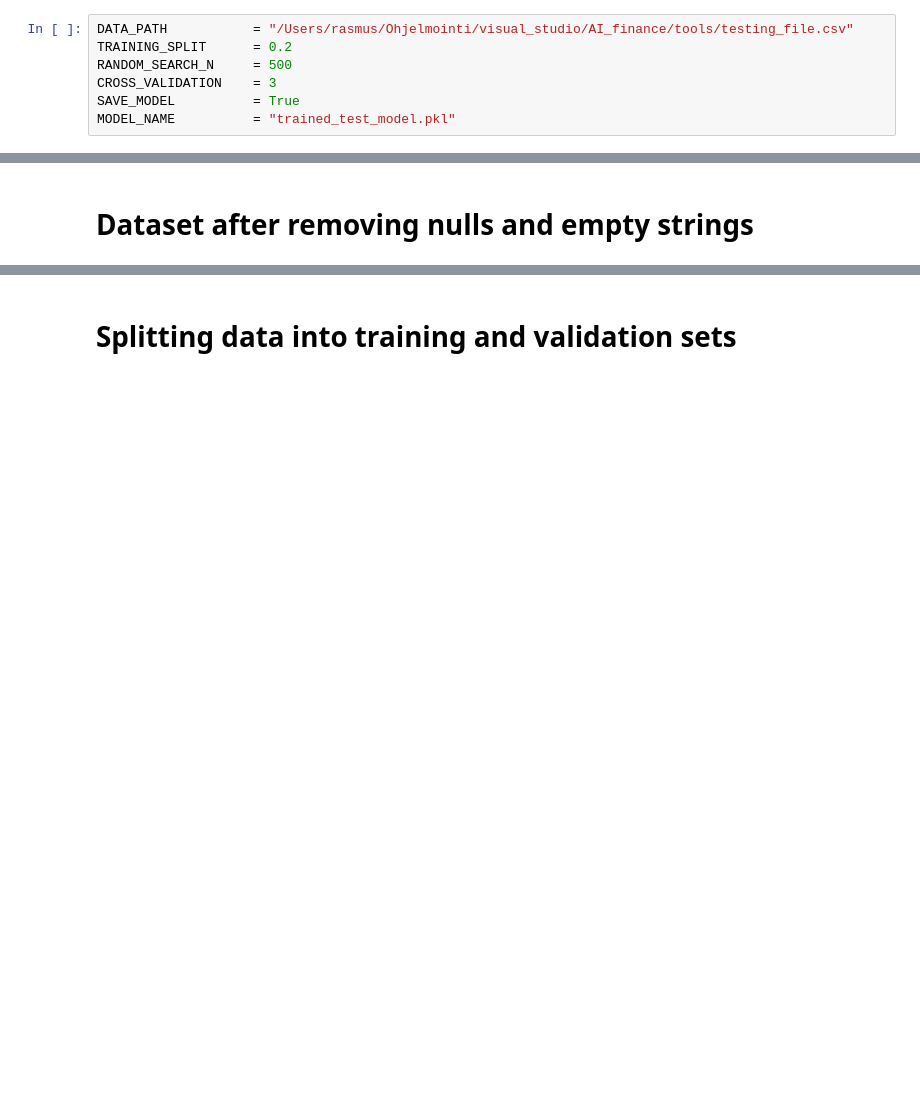
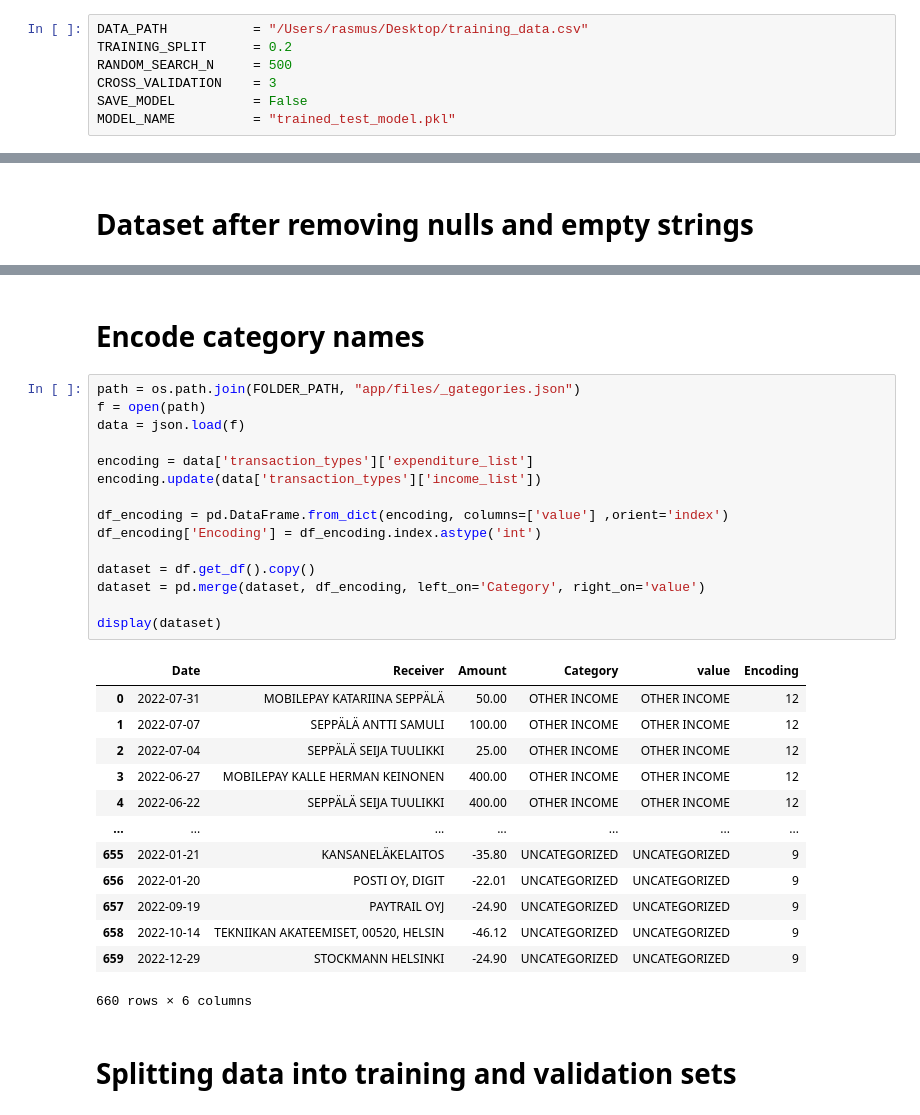
Before and after one commit to rasmushaa/Personal_Finance_ML_Python, a Jupyter notebook: tools/model_training.ipynb, the cells around one changed output, grey strips where cells are left out. Saved outputs shown, nothing was run; the diff lists cells and outputs as text; blank space fills up the shorter version.

```diff
--- a/tools/model_training.ipynb
+++ b/tools/model_training.ipynb
@@ -29,11 +33,11 @@ in the app.DataFrame.load_data(), which may be
 extended to accept new file types for your own purposes.
 The model will be saved into the current folder.
 # %%
-DATA_PATH           = "/Users/rasmus/Ohjelmointi/visual_studio/AI_finance/tools/testing_file.csv"
+DATA_PATH           = "/Users/rasmus/Desktop/training_data.csv"
 TRAINING_SPLIT      = 0.2
 RANDOM_SEARCH_N     = 500
 CROSS_VALIDATION    = 3
-SAVE_MODEL          = True
+SAVE_MODEL          = False
 MODEL_NAME          = "trained_test_model.pkl"
 # %% [markdown]
 # Used dataset
@@ -83,6 +87,37 @@ Shape of the DataFrame: (144, 4)
 
 Rows with Empty strings:
 0
+# %% [markdown]
+# Encode category names
+# %%
+path = os.path.join(FOLDER_PATH, "app/files/_gategories.json")
+f = open(path)
+data = json.load(f)
+
+encoding = data['transaction_types']['expenditure_list']
+encoding.update(data['transaction_types']['income_list'])
+
+df_encoding = pd.DataFrame.from_dict(encoding, columns=['value'] ,orient='index')
+df_encoding['Encoding'] = df_encoding.index.astype('int')
+
+dataset = df.get_df().copy()
+dataset = pd.merge(dataset, df_encoding, left_on='Category', right_on='value')
+
+display(dataset)
+# %% [output]
+|  | Date | Receiver | Amount | Category | value | Encoding |
+| 0 | 2022-07-31 | MOBILEPAY KATARIINA SEPPÄLÄ | 50.00 | OTHER INCOME | OTHER INCOME | 12 |
+| 1 | 2022-07-07 | SEPPÄLÄ ANTTI SAMULI | 100.00 | OTHER INCOME | OTHER INCOME | 12 |
+| 2 | 2022-07-04 | SEPPÄLÄ SEIJA TUULIKKI | 25.00 | OTHER INCOME | OTHER INCOME | 12 |
+| 3 | 2022-06-27 | MOBILEPAY KALLE HERMAN KEINONEN | 400.00 | OTHER INCOME | OTHER INCOME | 12 |
+| 4 | 2022-06-22 | SEPPÄLÄ SEIJA TUULIKKI | 400.00 | OTHER INCOME | OTHER INCOME | 12 |
+| ... | ... | ... | ... | ... | ... | ... |
+| 655 | 2022-01-21 | KANSANELÄKELAITOS | -35.80 | UNCATEGORIZED | UNCATEGORIZED | 9 |
+| 656 | 2022-01-20 | POSTI OY, DIGIT | -22.01 | UNCATEGORIZED | UNCATEGORIZED | 9 |
+| 657 | 2022-09-19 | PAYTRAIL OYJ | -24.90 | UNCATEGORIZED | UNCATEGORIZED | 9 |
+| 658 | 2022-10-14 | TEKNIIKAN AKATEEMISET, 00520, HELSIN | -46.12 | UNCATEGORIZED | UNCATEGORIZED | 9 |
+| 659 | 2022-12-29 | STOCKMANN HELSINKI | -24.90 | UNCATEGORIZED | UNCATEGORIZED | 9 |
+660 rows × 6 columns
 # %% [markdown]
 # Splitting data into training and validation sets
 # %%
```
Also changed, not shown: parts of 9 cells of this notebook, 16 other files.
